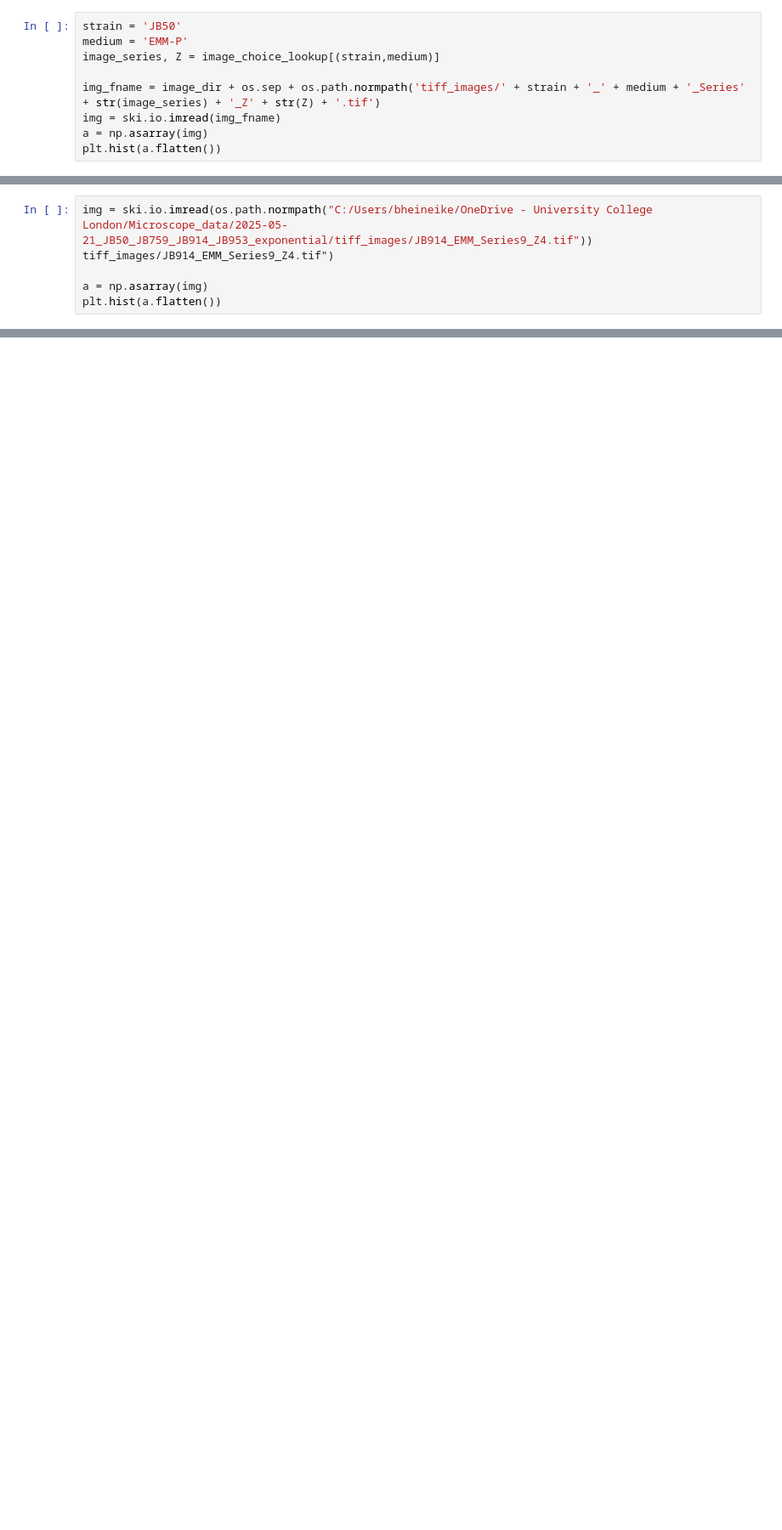
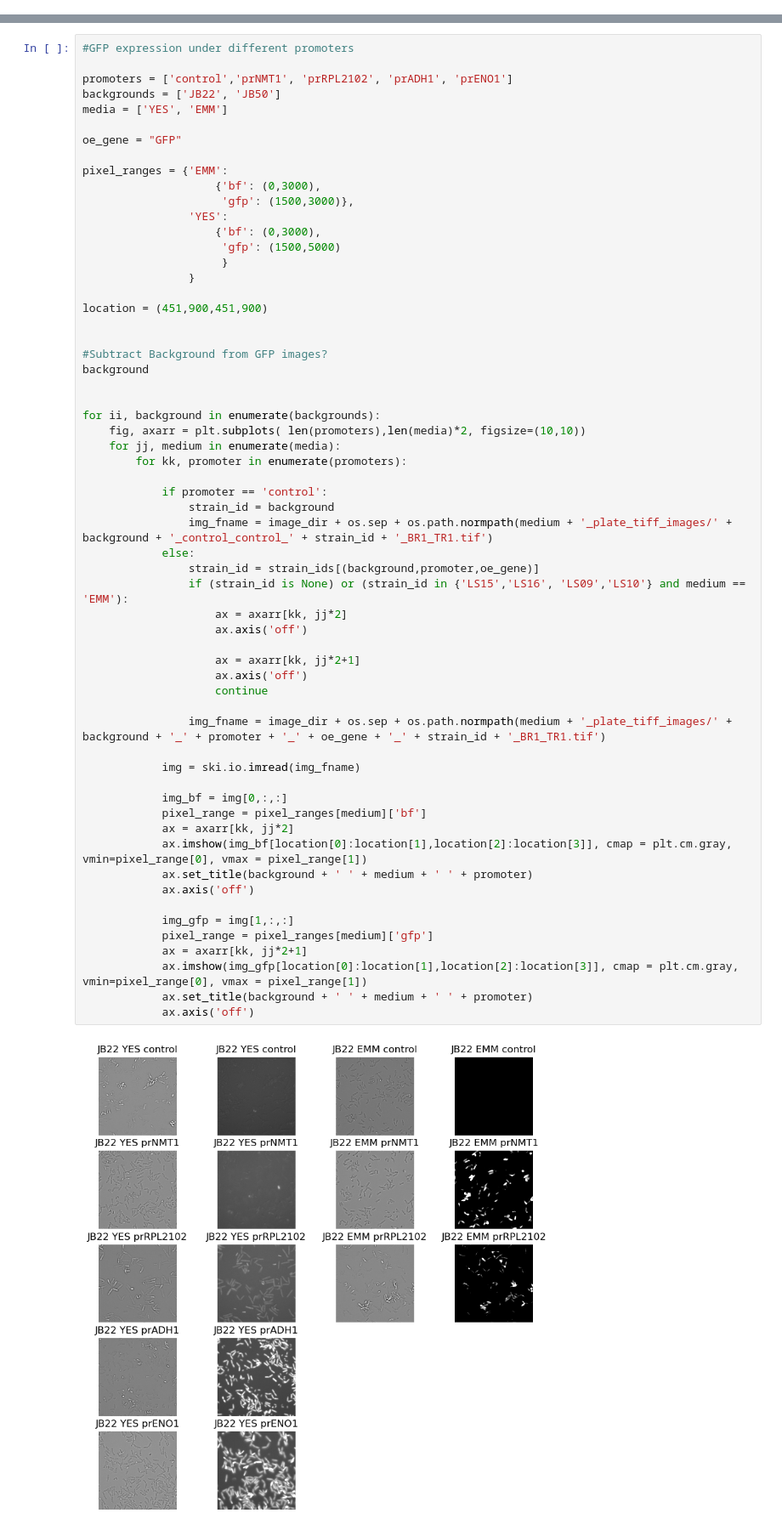
Before and after one commit to BKover99/yeastmlp, a Jupyter notebook: revision_scripts/20250930_mbx2_OE_visualize.ipynb, the cells around one changed output, grey strips where cells are left out. Shown at 85% size. Drawn from its saved outputs; the diff is of its cells as text; blank space fills up the shorter version.

Commit message:
Updated mbx2 overexpression visualization

```diff
--- a/revision_scripts/20250930_mbx2_OE_visualize.ipynb
+++ b/revision_scripts/20250930_mbx2_OE_visualize.ipynb
@@ -154,9 +89,0 @@ fig.savefig(savefig_dir + os.sep + '20250525_wild_strains_summary.svg')
-# %%
-strain = 'JB50'
-medium = 'EMM-P'
-image_series, Z = image_choice_lookup[(strain,medium)]
-
-img_fname = image_dir + os.sep + os.path.normpath('tiff_images/' + strain + '_' + medium + '_Series' + str(image_series) + '_Z' + str(Z) + '.tif')
-img = ski.io.imread(img_fname)
-a = np.asarray(img)
-plt.hist(a.flatten())
@@ -171,6 +89,0 @@ plt.hist(a.flatten())
-# %%
-img = ski.io.imread(os.path.normpath("C:/Users/bheineike/OneDrive - University College London/Microscope_data/2025-05-21_JB50_JB759_JB914_JB953_exponential/tiff_images/JB914_EMM_Series9_Z4.tif"))
-tiff_images/JB914_EMM_Series9_Z4.tif")
-
-a = np.asarray(img)
-plt.hist(a.flatten())
@@ -199,0 +100,62 @@ plt.imshow(img[0:900,0:900], cmap = plt.cm.gray, vmin=2000, vmax = 8000)
+# %%
+#GFP expression under different promoters
+
+promoters = ['control','prNMT1', 'prRPL2102', 'prADH1', 'prENO1']
+backgrounds = ['JB22', 'JB50']
+media = ['YES', 'EMM']
+
+oe_gene = "GFP"
+
+pixel_ranges = {'EMM':
+                    {'bf': (0,3000),
+                     'gfp': (1500,3000)},
+                'YES':
+                    {'bf': (0,3000),
+                     'gfp': (1500,5000)
+                     }
+                }
+
+location = (451,900,451,900)
+
+
+#Subtract Background from GFP images?
+background
+
+
+for ii, background in enumerate(backgrounds):
+    fig, axarr = plt.subplots( len(promoters),len(media)*2, figsize=(10,10))
+    for jj, medium in enumerate(media):
+        for kk, promoter in enumerate(promoters):
+
+            if promoter == 'control':
+                strain_id = background
+                img_fname = image_dir + os.sep + os.path.normpath(medium + '_plate_tiff_images/' + background + '_control_control_' + strain_id + '_BR1_TR1.tif')
+            else:
+                strain_id = strain_ids[(background,promoter,oe_gene)]
+                if (strain_id is None) or (strain_id in {'LS15','LS16', 'LS09','LS10'} and medium == 'EMM'):
+                    ax = axarr[kk, jj*2]
+                    ax.axis('off')
+
+                    ax = axarr[kk, jj*2+1]
+                    ax.axis('off')
+                    continue
+
+                img_fname = image_dir + os.sep + os.path.normpath(medium + '_plate_tiff_images/' + background + '_' + promoter + '_' + oe_gene + '_' + strain_id + '_BR1_TR1.tif')
+
+            img = ski.io.imread(img_fname)
+
+            img_bf = img[0,:,:]
+            pixel_range = pixel_ranges[medium]['bf']
+            ax = axarr[kk, jj*2]
+            ax.imshow(img_bf[location[0]:location[1],location[2]:location[3]], cmap = plt.cm.gray, vmin=pixel_range[0], vmax = pixel_range[1])
+            ax.set_title(background + ' ' + medium + ' ' + promoter)
+            ax.axis('off')
+
+            img_gfp = img[1,:,:]
+            pixel_range = pixel_ranges[medium]['gfp']
+            ax = axarr[kk, jj*2+1]
+            ax.imshow(img_gfp[location[0]:location[1],location[2]:location[3]], cmap = plt.cm.gray, vmin=pixel_range[0], vmax = pixel_range[1])
+            ax.set_title(background + ' ' + medium + ' ' + promoter)
+            ax.axis('off')
+# %% [output]
+[figure, added]
```
Also changed, not shown: parts of 17 cells of this notebook.
